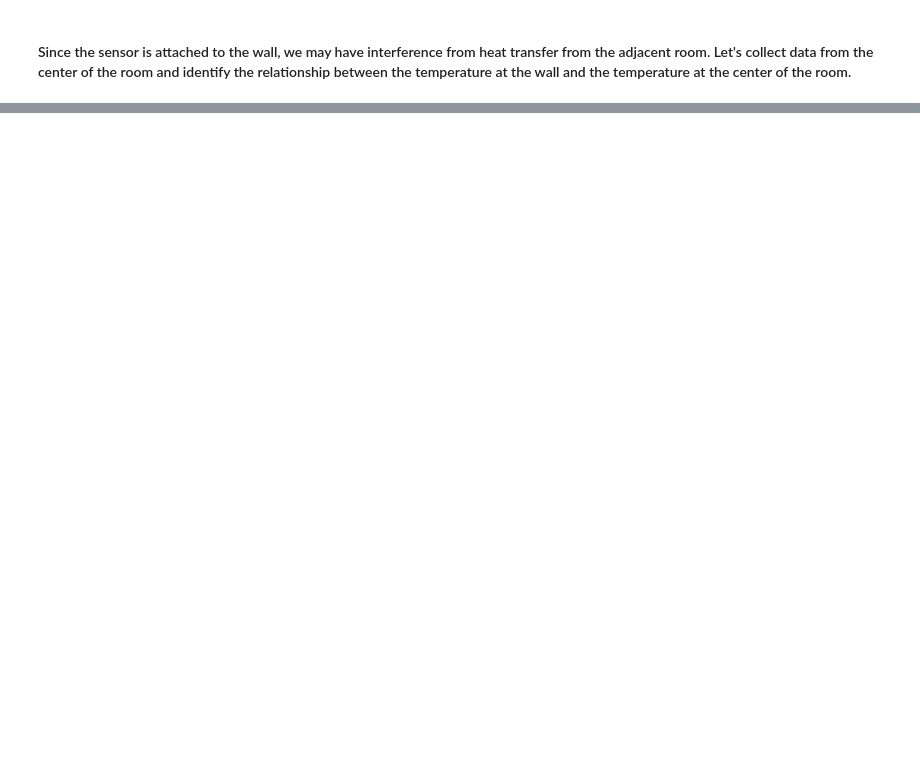
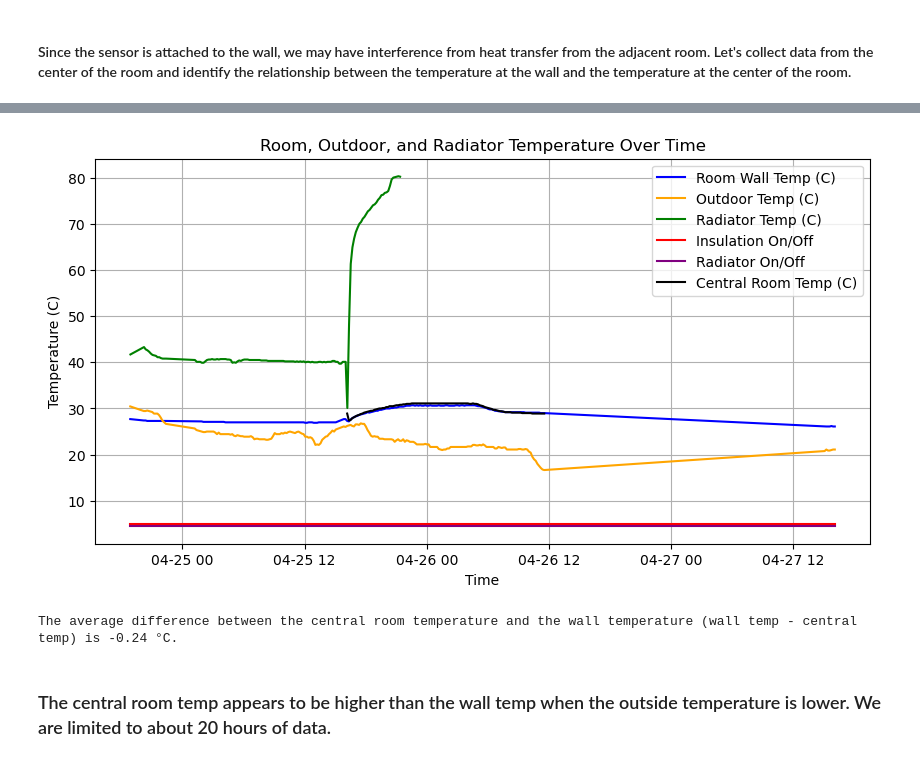
Before and after one commit to adwoama/retrofit-radiator, a Jupyter notebook: analysis/Modeling1.ipynb, the cells around one changed output, grey strips where cells are left out. Drawn from its saved outputs; the diff is of its cells as text; code cells hidden in the pictures; blank space fills up the shorter version.

```diff
--- a/analysis/Modeling1.ipynb
+++ b/analysis/Modeling1.ipynb
@@ -704,0 +713,27 @@ DatetimeIndex(['2025-04-24 18:43:00', '2025-04-24 18:44:00',
+# %%
+# Plot the time vs room temp, outdoor temp, and radiator temp
+plt.figure(figsize=(10, 5))
+plt.plot(df8.index, df8[indoorTemp], label='Room Wall Temp (C)', color='blue')
+# plt.plot(df1.index, df1['outdoor_temp'], label='Outdoor Temp (C)', color='orange')
+plt.plot(df8.index, df8['outdoor_temp'], label='Outdoor Temp (C)', color='orange')
+plt.plot(df7.index, df7[radTemp], label='Radiator Temp (C)', color='green')
+plt.plot(df8.index, df8['insulation_on']*5, label='Insulation On/Off', color='red')
+plt.plot(df8.index, df8['rad_status']*4.5, label='Radiator On/Off', color='purple')
+plt.plot(df9.index, df9['temp_central'], label='Central Room Temp (C)', color='black')
+
+plt.xlabel('Time')
+plt.ylabel('Temperature (C)')
+plt.title('Room, Outdoor, and Radiator Temperature Over Time')
+plt.legend()
+plt.grid()
+plt.show()
+# %% [output]
+[figure, added]
+# %%
+# Find the average difference between the central room temperature and the wall temperature
+avg_temp_diff = df9['temp_wall'].mean() - df9['temp_central'].mean()
+print(f"The average difference between the central room temperature and the wall temperature (wall temp - central temp) is {avg_temp_diff:.2f} °C.")
+# %% [output]
+The average difference between the central room temperature and the wall temperature (wall temp - central temp) is -0.24 °C.
+# %% [markdown]
+### The central room temp appears to be higher than the wall temp when the outside temperature is lower. We are limited to about 20 hours of data.
```
Also changed, not shown: parts of 8 cells of this notebook.
